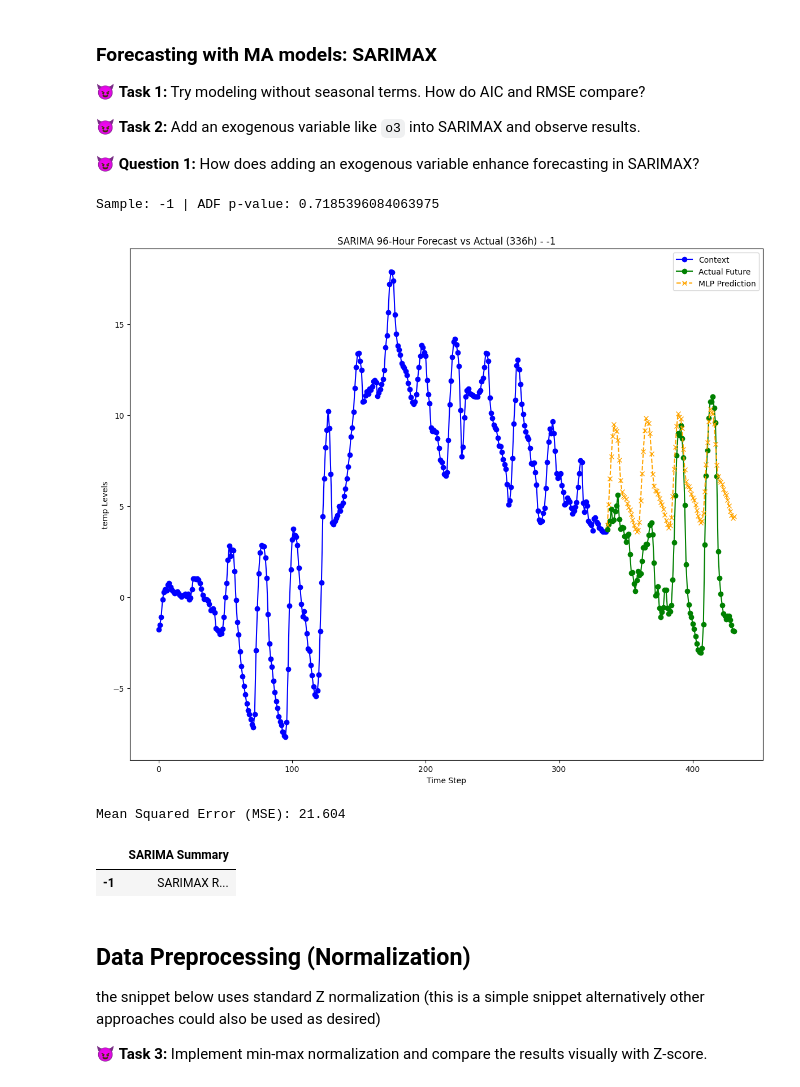
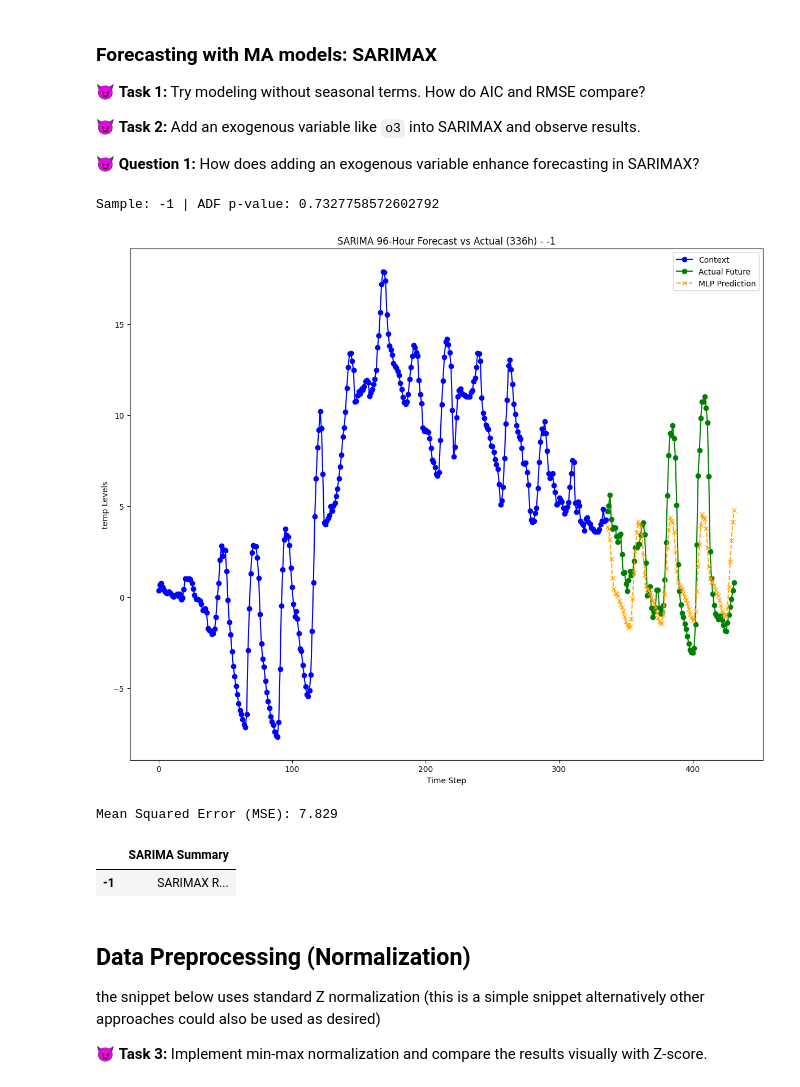
Before and after one commit to pseidel-uzk/mless, a Jupyter notebook: time_series_forecasting/3_AutoRegressive_Models.ipynb, the cells around one changed output. Drawn from its saved outputs; the diff is of its cells as text; code cells hidden in the pictures.

Commit message:
updated samples

```diff
--- a/time_series_forecasting/3_AutoRegressive_Models.ipynb
+++ b/time_series_forecasting/3_AutoRegressive_Models.ipynb
@@ -20,7 +20,7 @@ dataframe.head()
 | 3 | 7.567796 | 47.819182 | DEBW073 | 1997-01-01 03:00:00+00:00 | -12.0 |
 | 4 | 7.567796 | 47.819182 | DEBW073 | 1997-01-01 04:00:00+00:00 | -12.0 |
 # %%
-variable_column = ['temp']
+variable_column = "temp"
 dataframe.shape
 # %% [output]
 (579480, 5)
@@ -58,13 +93,13 @@ def evaluate_model(y_true, y_pred):
     print(f"RMSE: {rmse:.4f}")
     return rmse
 # %%
-## This cell could take upto 10 mins to go over 600000 time steps to generate continous samples
+## This cell could take upto 20 mins to go over ~600k time steps to generate continous samples each of window 432
 context_window = 336
 prediction_horizon = 96 # Predict 96 steps for each variable from 24 past values
 
-X, y = create_sequences(dataframe,context_window,prediction_horizon)
+X, y = create_sequences(dataframe,variable_column,context_window,prediction_horizon)
 
-train_size = int(len(X) * 0.8)
+train_size = int(len(X) * 0.7)
 X_train, X_test = X[:train_size], X[train_size:]
 y_train, y_test = y[:train_size], y[train_size:]
 
@@ -86,11 +121,9 @@ X_test shape: (79832, 336), y_test shape: (79832, 96)
 import pandas as pd
 import numpy as np
 import matplotlib.pyplot as plt
-import statsmodels.api as sm
 from statsmodels.tsa.statespace.sarimax import SARIMAX
 from statsmodels.tsa.stattools import adfuller
-import matplotlib.dates as mdates
-from sklearn.metrics import mean_absolute_error, mean_squared_error
+from sklearn.metrics import mean_squared_error
 
 # Define forecast horizon (96 hours = 4 days)
 forecast_hours = 96
@@ -99,7 +132,7 @@ sarima_results = {}
 sample_idx = -1
 
 # Check stationarity using ADF test
-adf_test = adfuller(X_test[sample_idx])
+adf_test = adfuller(X_test[sample_idx,:,1])
 p_value = adf_test[1]
 print(f"Sample: {sample_idx} | ADF p-value: {p_value}")
 
@@ -109,45 +142,45 @@ seasonal_period = 24
 
 # Fit SARIMA model
 try:
-    sarima_model = SARIMAX(X_test[sample_idx],
+    sarima_model = SARIMAX(X_test[sample_idx,:,1],
         order=(1, d, 1),
         seasonal_order=(1, d, 1, seasonal_period),
         enforce_stationarity=False,
         enforce_invertibility=False).fit()
 
     fitted_values = sarima_model.fittedvalues
     forecast = sarima_model.get_forecast(steps=forecast_hours)
     forecast_values = forecast.predicted_mean
     confidence_intervals = forecast.conf_int()
 
     # Plot actual vs predicted values
     plt.figure(figsize=(12, 10))
 
-    plt.plot(range(context_window),  X_test[sample_idx], label="Context", color="blue", marker="o")
-    plt.plot(range(context_window, context_window + prediction_horizon), y_test[sample_idx], label="Actual Future", color="green", marker="o")
+    plt.plot(range(context_window),  X_test[sample_idx,:,1], label="Context", color="blue", marker="o")
+    plt.plot(range(context_window, context_window + prediction_horizon), y_test[sample_idx,:,1], label="Actual Future", color="green", marker="o")
     plt.plot(range(context_window, context_window + prediction_horizon), forecast_values, label="MLP Prediction", linestyle="--", color="orange", marker="x")
 
     plt.title(f"SARIMA 96-Hour Forecast vs Actual (336h) - {sample_idx}")
     plt.xlabel("Time Step")
     plt.ylabel("temp Levels")
     plt.legend()
     plt.tight_layout()
     plt.show()
 
     sarima_results[sample_idx] = sarima_model.summary()
 
-    mse = mean_squared_error(y_test[sample_idx], forecast_values)
+    mse = mean_squared_error(y_test[sample_idx,:,1], forecast_values)
     print(f"Mean Squared Error (MSE): {mse:.3f}")
 
 except Exception as e:
     sarima_results[sample_idx] = f"Error: {e}"
 
 sarima_results_df = pd.DataFrame.from_dict(sarima_results, orient='index', columns=['SARIMA Summary'])
 display(sarima_results_df)
 # %% [output]
-Sample: -1 | ADF p-value: 0.7185396084063975
+Sample: -1 | ADF p-value: 0.7327758572602792
-[figure, old version]
+[figure, new version]
-Mean Squared Error (MSE): 21.604
+Mean Squared Error (MSE): 7.829
 |  | SARIMA Summary |
 | -1 | SARIMAX R... |
 # %% [markdown]
```
Also changed, not shown: parts of 7 cells of this notebook, 1 other file.
